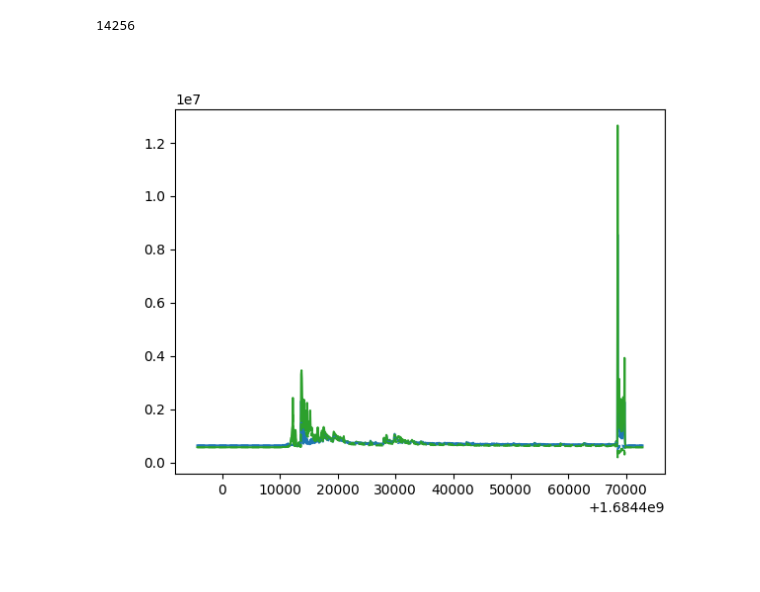
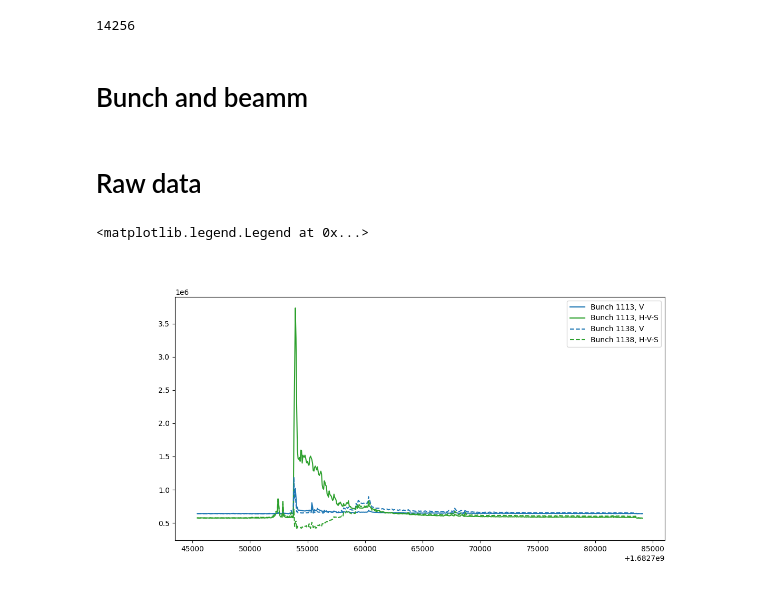
Before and after one commit to pbelange/WireDAQ, a Jupyter notebook: 222_test_dblm_baseline.ipynb, the cells around one changed output. Saved outputs shown, nothing was run; the diff lists cells and outputs as text; code cells hidden in the pictures; blank space fills up the shorter version.

```diff
--- a/222_test_dblm_baseline.ipynb
+++ b/222_test_dblm_baseline.ipynb
@@ -39,5 +41,5 @@ _default_out      = '/eos/user/p/phbelang/www/Monitoring_BBCW/DBLM'
 # %%
-FILL = 8786
+FILL = 8685
 data_path = _default_path
 # Fixing data path
 raw_data    = data_path + '/rawdata/'
@@ -170,16 +173,25 @@ processed['B2:V'].iloc[0].nbytes
 dblm[observable].iloc[0].nbytes
 # %% [output]
 14256
+# %% [markdown]
+# Bunch and beamm
+# %%
+%matplotlib widget
+beam = beams[1]
+bunches = [1113,1138]
+# %% [markdown]
+# Raw data
 # %%
-beam = beams[1]
-bunches = [1334,1335]
 
-plt.figure()
+
+plt.figure(figsize=(12,6))
 for bunch,ls in zip(bunches,['-','--']):
     for dblmType,color in zip(['V','H-V-S'],['C0','C2']):
         observable = beam.dBLM_Amp[dblmType]
         data = dblm[observable].dropna().apply(lambda line:line[bunch])
-        plt.plot(data.index/1e9,data.values,ls=ls,color=color)
+        plt.plot(data.index/1e9,data.values,ls=ls,color=color,label=f'Bunch {bunch}, {dblmType}')
+plt.legend()
 # plt.plot()
 # %% [output]
+<matplotlib.legend.Legend at 0x...>
-[figure, old version]
+[figure, new version]
```
Also changed, not shown: parts of 8 cells of this notebook, 13 other files.
